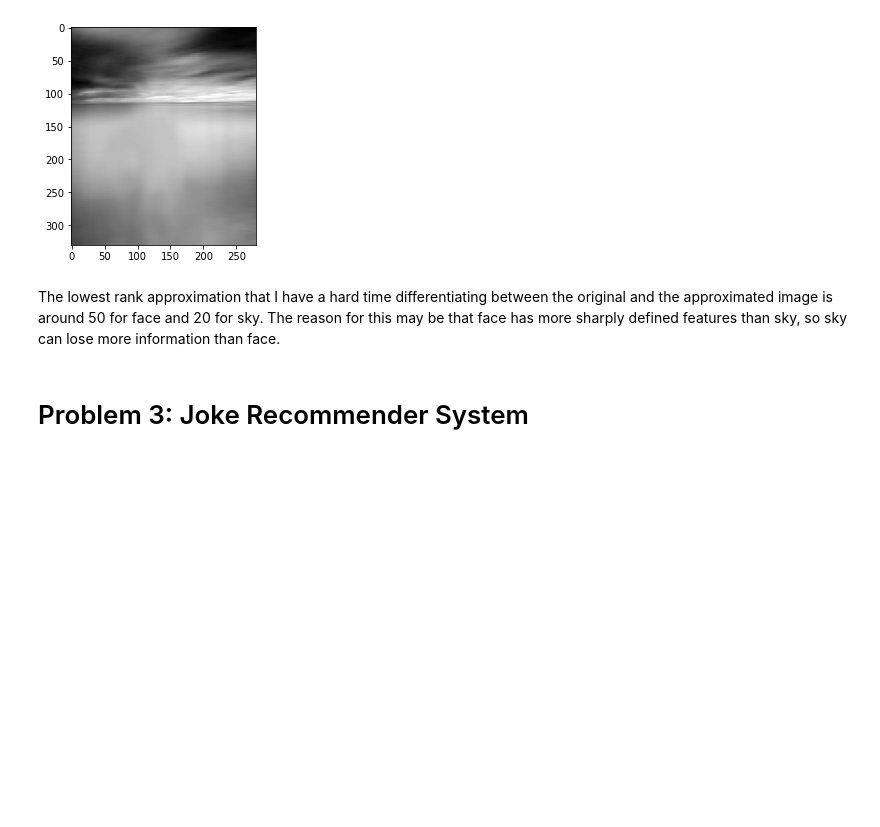
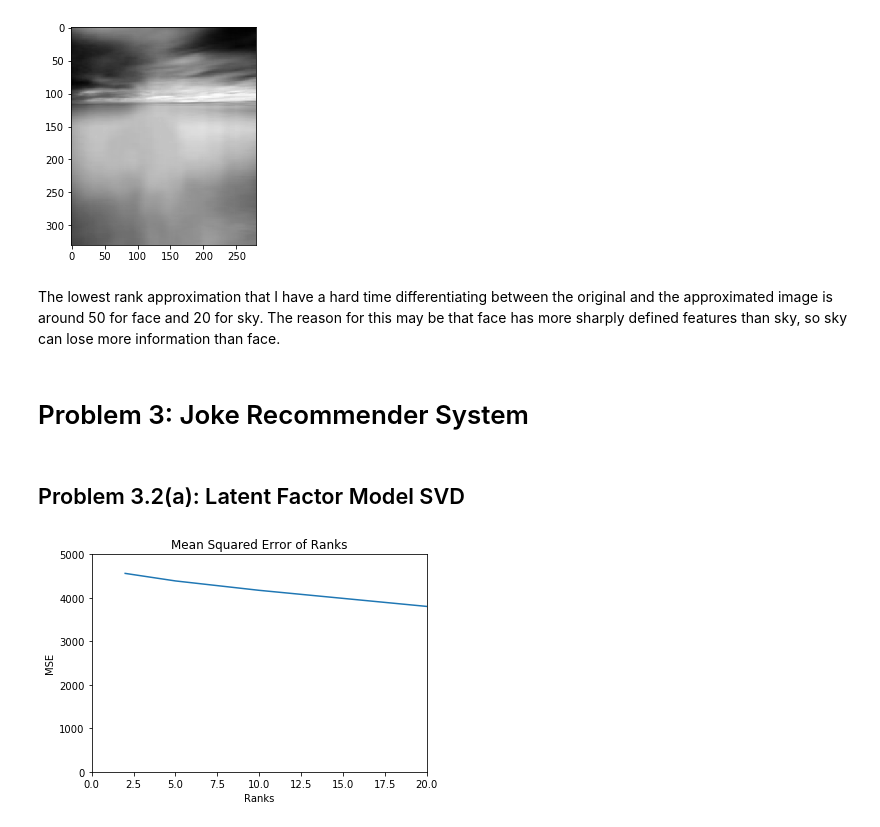
Before and after one commit to sunghew/cs189, a Jupyter notebook: hw7/hw7.ipynb, the cells around one changed output. Drawn from its saved outputs; the diff is of its cells as text; code cells hidden in the pictures; blank space fills up the shorter version.

```diff
--- a/hw7/hw7.ipynb
+++ b/hw7/hw7.ipynb
@@ -228,14 +228,47 @@ The lowest rank approximation that I have a hard time differentiating between th
 # %% [markdown]
 # Problem 3: Joke Recommender System
 # %%
-jokes = sio.loadmat('hw7_data/joke_data/joke_train.mat')
-jokes = np.nan_to_num(jokes)
+jokes = sio.loadmat('hw7_data/joke_data/joke_train.mat')['train']
+clean_jokes = np.nan_to_num(jokes)
+validation = np.loadtxt('hw7_data/joke_data/validation.txt', dtype=int, delimiter=',')
+# %% [markdown]
+## Problem 3.2(a): Latent Factor Model SVD
+# %%
+def svd_mse(rank, jokes):
+    D_hat = rank_approx(rank, jokes)
+    return np.linalg.norm(D_hat - jokes, ord='fro'), D_hat
+
+def validate(jk):
+    correct = 0
+    for v in validation:
+        user_idx, joke_idx, score = v[0]-1, v[1]-1, v[2]
+        predict = jk[user_idx, joke_idx]
+        if predict < 0:
+            predict = 0
+        else:
+            predict = 1
+#         print predict, score
+        if predict == score:
+            correct += 1
+    return float(correct) / len(validation)
 # %%
-def svd_mse(rank, img):
-    D_hat = rank_approx(rank, img)
-    return np.linalg.norm(img - D_hat, ord='fro'), D_hat
-
 ranks = [2, 5, 10, 20]
-mses, joke_recommenders = [], []
+mses, joke_recommenders, accuracies = [], [], []
 for rank in ranks:
-    mse, jk = svd_mse(rank, jokes)
+    mse, jk = svd_mse(rank, clean_jokes)
+    mses.append(mse)
+    joke_recommenders.append(jk)
+    accuracies.append(validate(jk))
+# %%
+plt.xlim([0, 20])
+plt.ylim([0, 5000])
+plt.plot(ranks, mses)
+plt.title('Mean Squared Error of Ranks')
+ax = plt.gca()
+
+plt.xlabel('Ranks')
+plt.ylabel('MSE')
+plt.savefig('3.2mse.png', bbox_inches='tight')
+plt.show()
+# %% [output]
+[figure, added]
```
Also changed, not shown: parts of 11 cells of this notebook.
